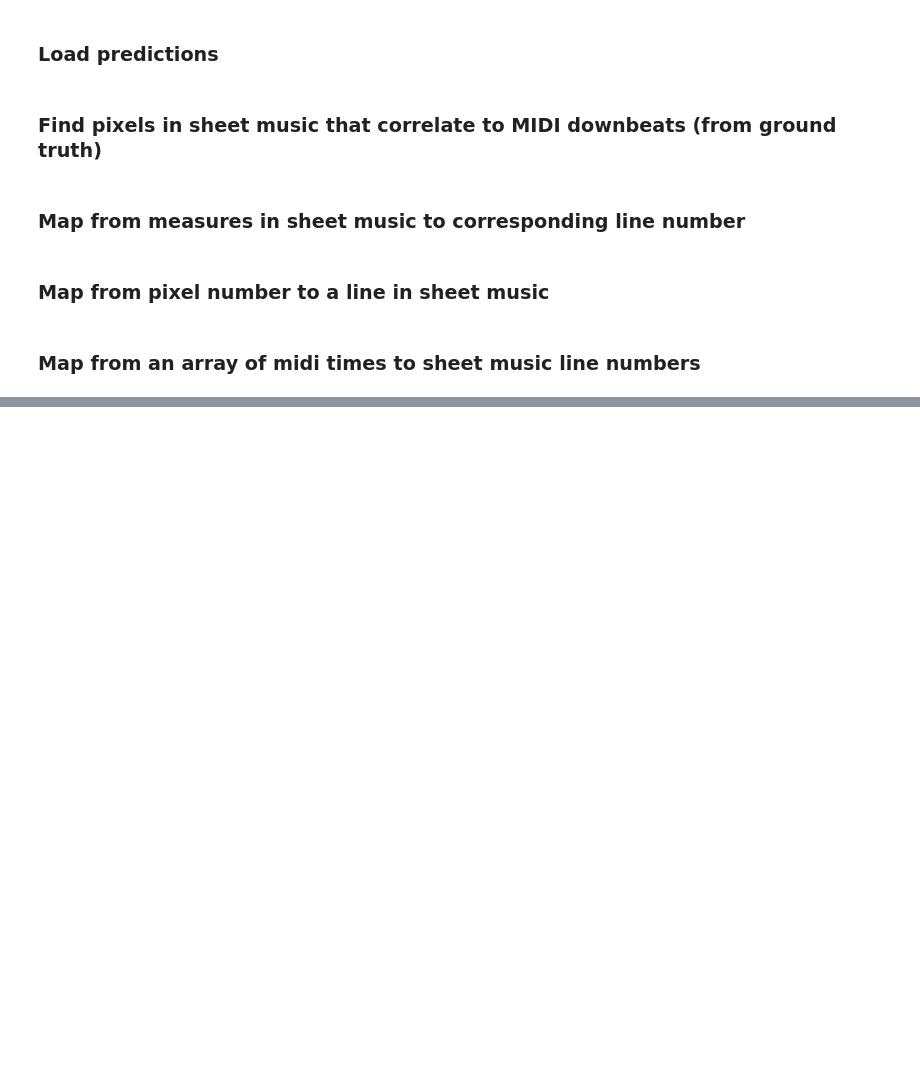
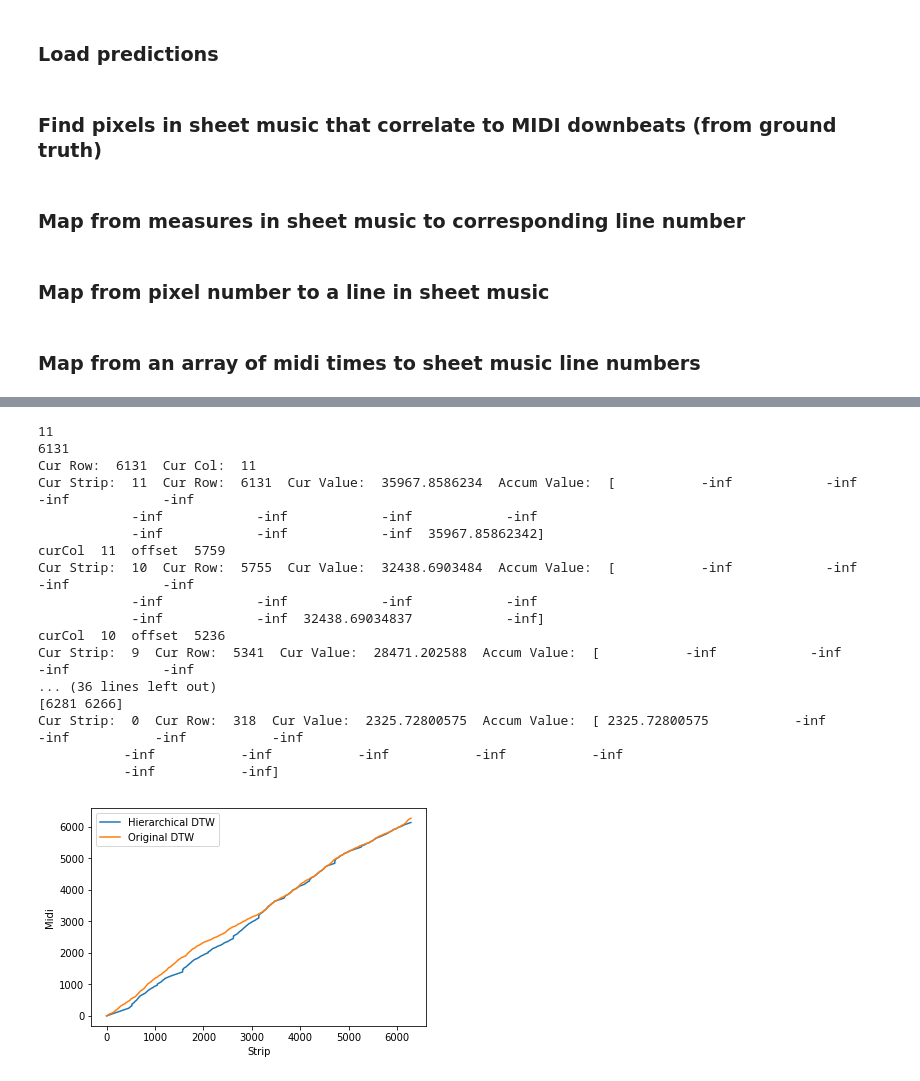
Before and after one commit to nupurb/MIR_Fall2018_Chris_Nupur, a Jupyter notebook: SheetMidiSync/02_SheetMidiSync.ipynb, the cells around one changed output, grey strips where cells are left out. Saved outputs shown, nothing was run; the diff lists cells and outputs as text; code cells hidden in the pictures; blank space fills up the shorter version.

```diff
--- a/SheetMidiSync/02_SheetMidiSync.ipynb
+++ b/SheetMidiSync/02_SheetMidiSync.ipynb
@@ -764,3 +770,38 @@ print(strips[2].shape[1])
 print (downbeatsToLine[127])
 # %%
 measureAccuracy(midiDownbeats, annot_sheet_file)
+# %%
+def preprocessHierarchicalDTW(hierarchicalDTWStartLocations):
+    height = hierarchicalDTWStartLocations.shape[0]
+    width = hierarchicalDTWStartLocations.shape[1]
+
+    endOfNextPath = np.matrix(np.ones((height, width)) * np.inf)
+
+    # Fill in the row index of the end of the first bridge we see
+    # where the first bridge we see has a start height greater than the
+    # row we're at
+    for col in range(width):
+        savedEnd = -1
+        savedStart = -1
+
+        for row in range(height):
+            # if we have a saved end value, fill that in
+            if row < savedStart:
+                endOfNextPath[row, col] = savedEnd
+            else:
+                # look through the hierarchical dtw start locations until we find the first branch
+                done = False
+                startLocIndex = row+1
+
+                while not done and startLocIndex < height:
+                    if hierarchicalDTWStartLocations[startLocIndex][col] > row:
+
+                        endOfNextPath[row, col] = startLocIndex
+
+                        savedStart = hierarchicalDTWStartLocations[startLocIndex][col]
+                        savedEnd = startLocIndex
+
+                        done = True
+                    startLocIndex += 1
+
+    return endOfNextPath.astype(int)
@@ -766,0 +938,6 @@ measureAccuracy(midiDownbeats, annot_sheet_file)
+# %%
+hierarchicalCost = np.loadtxt(open("mazurkaEndCostCosts.csv"), delimiter=",")
+hierarchicalDTWStartLocations = np.loadtxt(open("mazurkaEndCostStartLocations.csv"), delimiter=",")
+# %%
+endOfNextPath = preprocessHierarchicalDTW(hierarchicalDTWStartLocations)
+accumCost, backtrace = hierarchicalDTW(hierarchicalCost, hierarchicalDTWStartLocations, endOfNextPath.astype(int))
@@ -766,0 +962,21 @@ measureAccuracy(midiDownbeats, annot_sheet_file)
+# %%
+hierarchicalBacktrace(accumCost, backtrace, warpingPaths)
+# %% [output]
+11
+6131
+Cur Row:  6131  Cur Col:  11
+Cur Strip:  11  Cur Row:  6131  Cur Value:  35967.8586234  Accum Value:  [           -inf            -inf            -inf            -inf
+            -inf            -inf            -inf            -inf
+            -inf            -inf            -inf  35967.85862342]
+curCol  11  offset  5759
+Cur Strip:  10  Cur Row:  5755  Cur Value:  32438.6903484  Accum Value:  [           -inf            -inf            -inf            -inf
+            -inf            -inf            -inf            -inf
+            -inf            -inf  32438.69034837            -inf]
+curCol  10  offset  5236
+Cur Strip:  9  Cur Row:  5341  Cur Value:  28471.202588  Accum Value:  [           -inf            -inf            -inf            -inf
+... (36 lines left out)
+[6281 6266]
+Cur Strip:  0  Cur Row:  318  Cur Value:  2325.72800575  Accum Value:  [ 2325.72800575           -inf           -inf           -inf           -inf
+           -inf           -inf           -inf           -inf           -inf
+           -inf           -inf]
+[figure, added]
```
Also changed, not shown: parts of 6 cells of this notebook.
